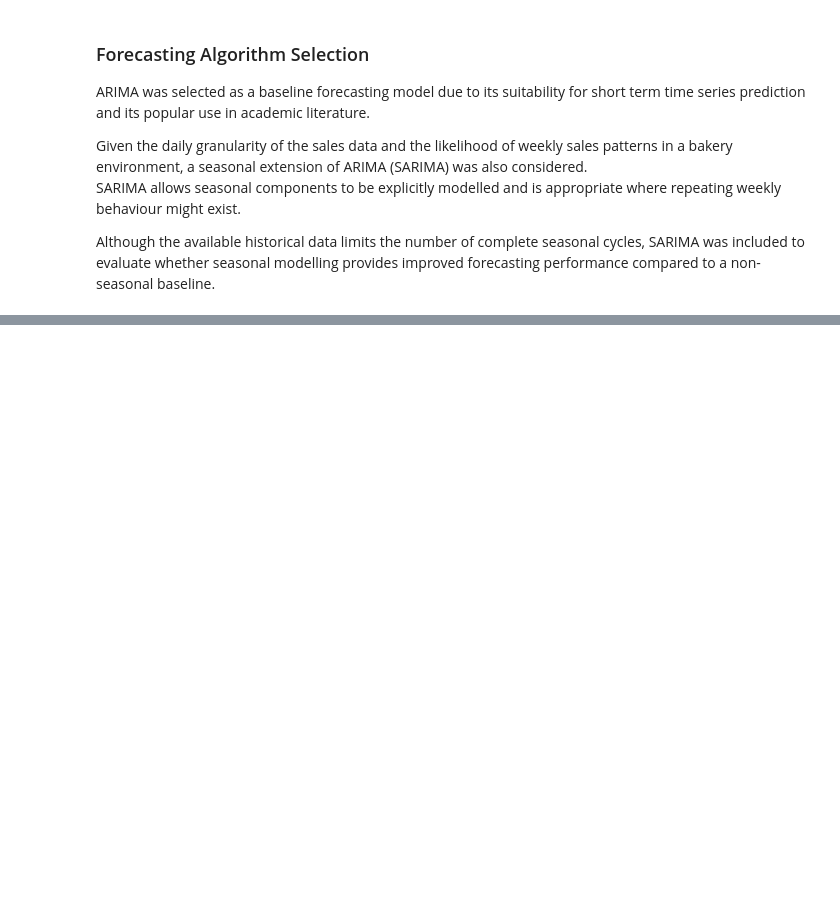
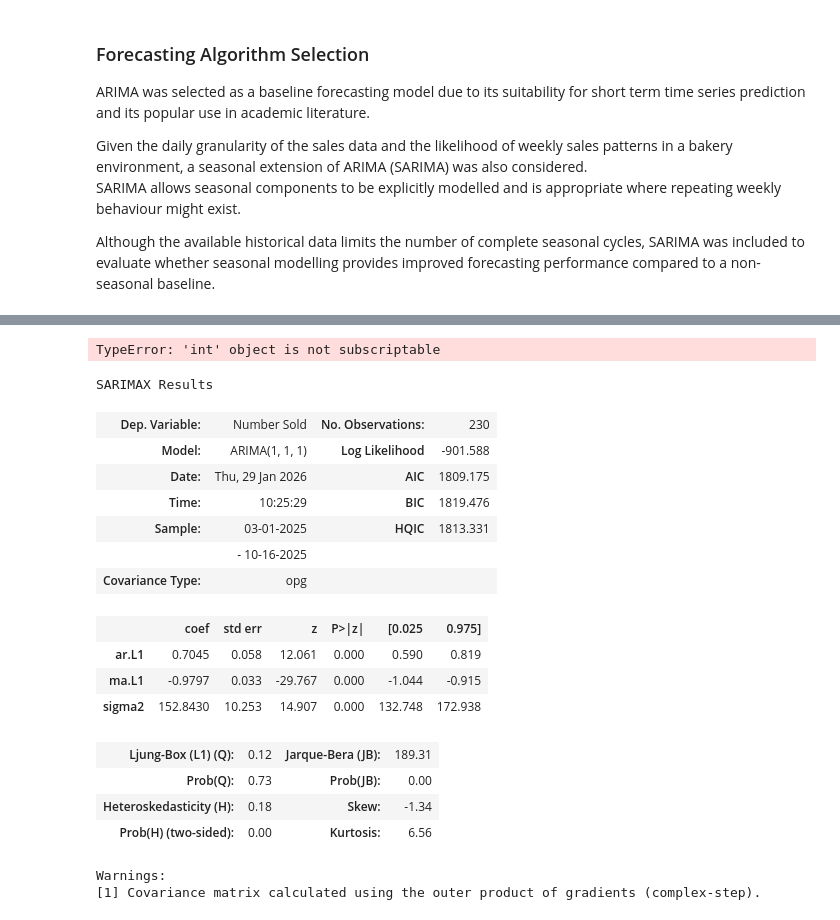
Before and after one commit to ufigiabhi/SYSDEV-Groupproject, a Jupyter notebook: ml/notebooks/01_data_loading_and_cleaning.ipynb, the cells around one changed output, grey strips where cells are left out. Saved outputs shown, nothing was run; the diff lists cells and outputs as text; code cells hidden in the pictures; blank space fills up the shorter version.

Commit message:
Train ARIMA baseline model and generate 4-week croissant sales forecast

```diff
--- a/ml/notebooks/01_data_loading_and_cleaning.ipynb
+++ b/ml/notebooks/01_data_loading_and_cleaning.ipynb
@@ -235,3 +235,10 @@ Given the daily granularity of the sales data and the likelihood of weekly sales
 SARIMA allows seasonal components to be explicitly modelled and is appropriate where repeating weekly behaviour might exist.
 
 Although the available historical data limits the number of complete seasonal cycles, SARIMA was included to evaluate whether seasonal modelling provides improved forecasting performance compared to a non-seasonal baseline.
+# %%
+# Prepare croissant time series for ARIMA
+croissant_ts = daily_croissant.copy()
+croissant_ts = croissant_ts.set_index('Date')
+croissant_ts = croissant_ts.sort_index()
+
+croissant_ts.head()
@@ -237,0 +255,29 @@ Although the available historical data limits the number of complete seasonal cy
+# %%
+ARIMA(1,1,1) #Do not run this cell again
+# %% [output]
+TypeError: 'int' object is not subscriptable
+# %%
+# Train ARIMA(1,1,1) model
+arima_model = ARIMA(croissant_ts['Number Sold'], order=(1, 1, 1))
+arima_result = arima_model.fit()
+# %%
+arima_result.summary()
+# %% [output]
+SARIMAX Results
+| Dep. Variable: | Number Sold | No. Observations: | 230 |
+| Model: | ARIMA(1, 1, 1) | Log Likelihood | -901.588 |
+| Date: | Thu, 29 Jan 2026 | AIC | 1809.175 |
+| Time: | 10:25:29 | BIC | 1819.476 |
+| Sample: | 03-01-2025 | HQIC | 1813.331 |
+|  | - 10-16-2025 |  |  |
+| Covariance Type: | opg |  |  |
+|  | coef | std err | z | P>|z| | [0.025 | 0.975] |
+| ar.L1 | 0.7045 | 0.058 | 12.061 | 0.000 | 0.590 | 0.819 |
+| ma.L1 | -0.9797 | 0.033 | -29.767 | 0.000 | -1.044 | -0.915 |
+| sigma2 | 152.8430 | 10.253 | 14.907 | 0.000 | 132.748 | 172.938 |
+| Ljung-Box (L1) (Q): | 0.12 | Jarque-Bera (JB): | 189.31 |
+| Prob(Q): | 0.73 | Prob(JB): | 0.00 |
+| Heteroskedasticity (H): | 0.18 | Skew: | -1.34 |
+| Prob(H) (two-sided): | 0.00 | Kurtosis: | 6.56 |
+Warnings:
+[1] Covariance matrix calculated using the outer product of gradients (complex-step).
```
Also changed, not shown: parts of 4 cells of this notebook, 1 other file.
